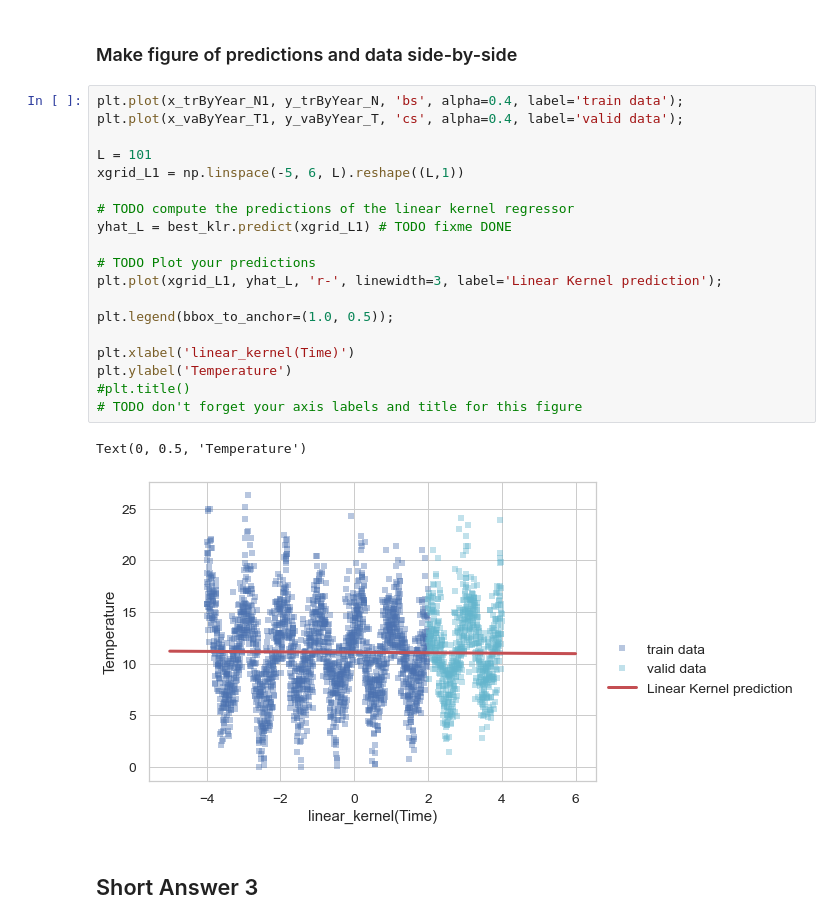
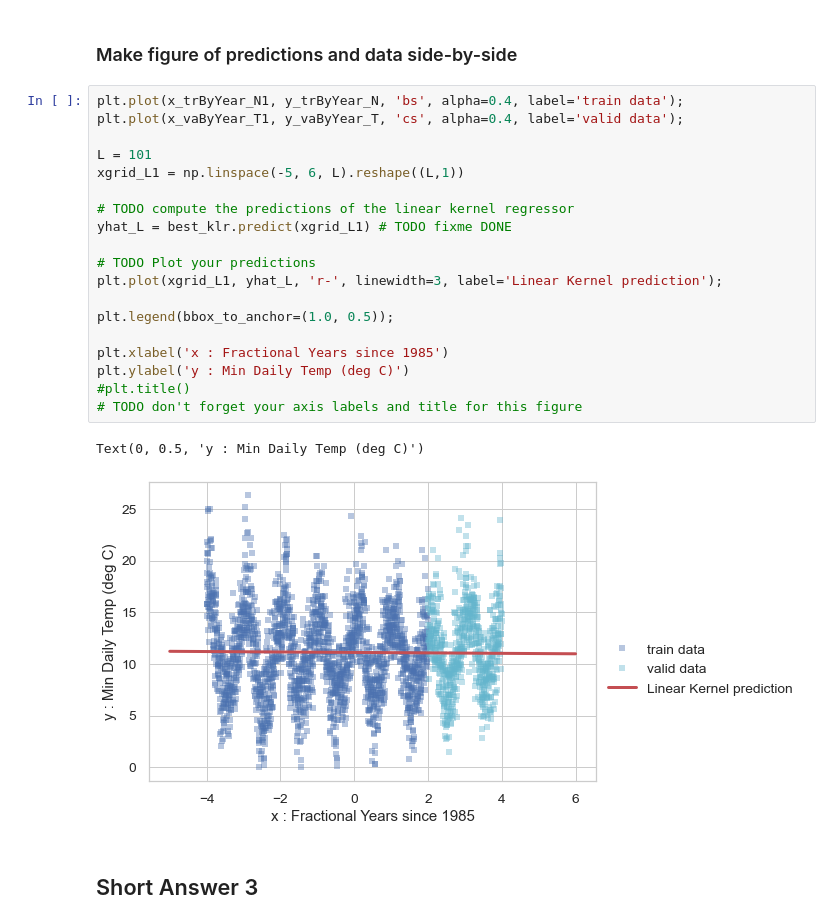
Before and after one commit to kamibrumi/comp135-intro-to-ml, a Jupyter notebook: hw5/hw5.ipynb, the cells around one changed output. Drawn from its saved outputs; the diff is of its cells as text.

```diff
--- a/hw5/hw5.ipynb
+++ b/hw5/hw5.ipynb
@@ -297,25 +297,25 @@ Pipeline(steps=[('linearkernelTransformer',
 # %%
 plt.plot(x_trByYear_N1, y_trByYear_N, 'bs', alpha=0.4, label='train data');
 plt.plot(x_vaByYear_T1, y_vaByYear_T, 'cs', alpha=0.4, label='valid data');
 
 L = 101
 xgrid_L1 = np.linspace(-5, 6, L).reshape((L,1))
 
 # TODO compute the predictions of the linear kernel regressor
 yhat_L = best_klr.predict(xgrid_L1) # TODO fixme DONE
 
 # TODO Plot your predictions
 plt.plot(xgrid_L1, yhat_L, 'r-', linewidth=3, label='Linear Kernel prediction');
 
 plt.legend(bbox_to_anchor=(1.0, 0.5));
 
-plt.xlabel('linear_kernel(Time)')
-plt.ylabel('Temperature')
+plt.xlabel('x : Fractional Years since 1985')
+plt.ylabel('y : Min Daily Temp (deg C)')
 #plt.title()
 # TODO don't forget your axis labels and title for this figure
 # %% [output]
-Text(0, 0.5, 'Temperature')
+Text(0, 0.5, 'y : Min Daily Temp (deg C)')
-[figure, old version]
+[figure, new version]
 # %% [markdown]
 ## Short Answer 3
 # %% [markdown]
```
Also changed, not shown: parts of 7 cells of this notebook, 1 other file.
